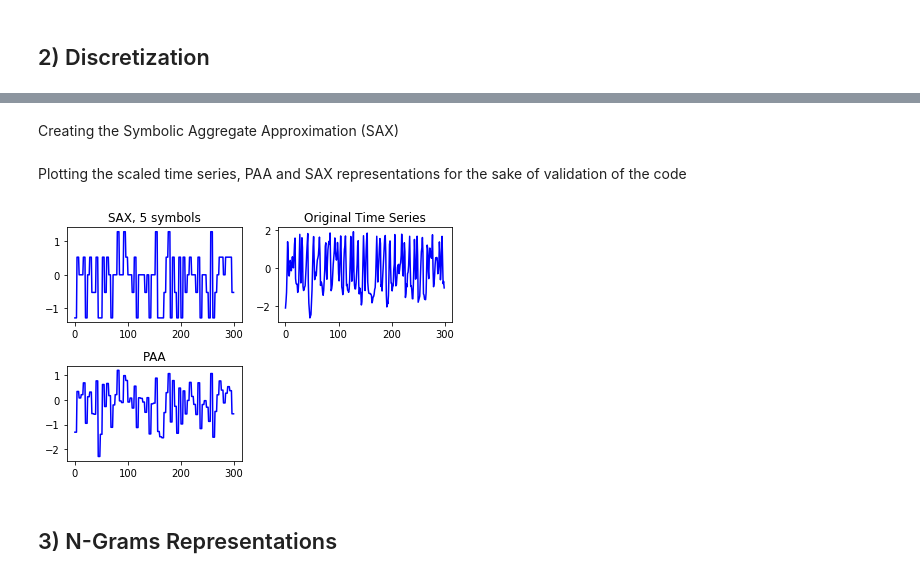
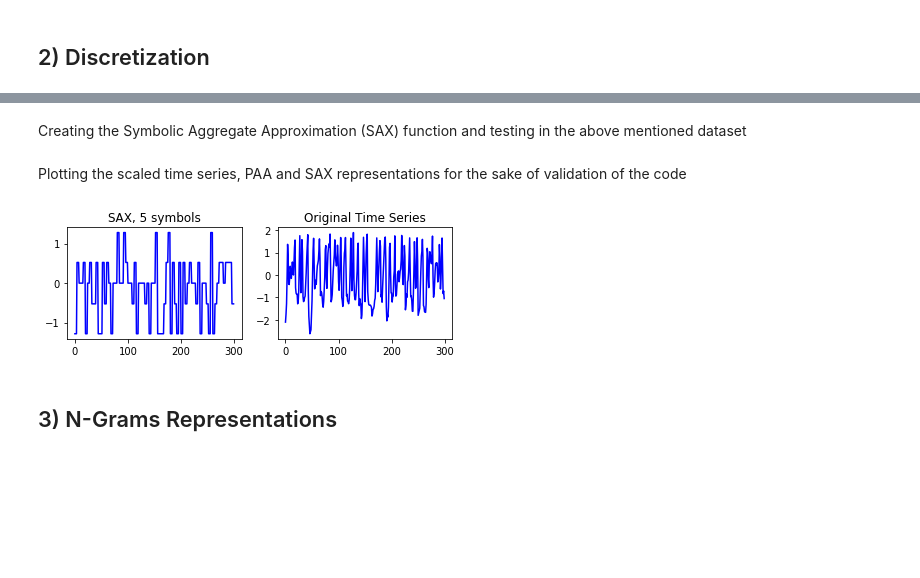
Before and after one commit to chengh42/Cyber-Data-Analytics, a Jupyter notebook: batadal/DiscreteModelTask.ipynb, the cells around one changed output, grey strips where cells are left out. Drawn from its saved outputs; the diff is of its cells as text; code cells hidden in the pictures; blank space fills up the shorter version.

```diff
--- a/batadal/DiscreteModelTask.ipynb
+++ b/batadal/DiscreteModelTask.ipynb
@@ -71 +74,12 @@ dftest = dftest.set_index('DATETIME')
+# %%
+#Obs: some values will be converted to float
+dftrain1_original=dftrain1
+dftrain2_original=dftrain2
+dftest_original=dftest
+#Dftrain1
+dftrain1.iloc[:,range(0,31)]=preprocessing.scale(dftrain1.iloc[:,range(0,31)])
+#Dftrain2
+dftrain2.iloc[:,range(0,31)]=preprocessing.scale(dftrain2.iloc[:,range(0,31)])
+#Dftest
+dftest.iloc[:,range(0,31)]=preprocessing.scale(dftest.iloc[:,range(0,31)])
 # %% [markdown]
@@ -378,15 +390,16 @@ Creating a Piecewise Aggregate Approximation (PAA) representation (not necessary
+# %%
+dataset_scale=dftrain1['L_T7']
+# %% [markdown]
+Creating the Symbolic Aggregate Approximation (SAX) function and testing in the above mentioned dataset
 # %%
-### Firstly, creting a function that creates the PPA
-def ppa(n_paa_segments,dataset_scale):
-    # Number of PAA segments to compute - one segment for every 4 hours
-    n_paa_segments=int(round([len(x) for x in dataset_scale][0]/4,0))
-    # Creating a piecewise aggregation approximation using n_paa_segments
-    paa = PiecewiseAggregateApproximation(n_segments=n_paa_segments)
-    # Compute paa time series corresponding (by paa.inverse_trasnform) to the fitted PAA representation (done by fit_transform)
-    return  paa.inverse_transform(paa.fit_transform(dataset_scale))
+### Creting a function that creates the sax
+def tosax(n_paa_segments,n_sax_symbols,dataset_scale):
+    #Creating the SAX using 'n_paa_segments' as number of segments and 'n_sax_symbols' as number of symbols
+    sax = SymbolicAggregateApproximation(n_segments=n_paa_segments, alphabet_size_avg=n_sax_symbols)
+    # Compute sax time series corresponding (by sax.inverse_transform) to the fitted PAA representation (done by sax.fit_transform)
+    return sax.inverse_transform(sax.fit_transform(dataset_scale))
 
 ### Running the function to test it for a given column of the dataset
-n_paa_segments=int(round(len(dftrain1)/4,0))
-paa_dataset_inv=ppa(n_paa_segments,dataset_scale)
+n_sax_symbols = 5
+n_paa_segments=int(len(dataset_scale)/4)
+sax_dataset_inv=tosax(n_paa_segments,n_sax_symbols,dataset_scale)
-# %% [markdown]
-Creating the Symbolic Aggregate Approximation (SAX)
@@ -406,25 +408,20 @@ Plotting the scaled time series, PAA and SAX representations for the sake of val
 # %%
 #Plotting - only 100 first values to test the code isworking as expected
 
 # Plotting the scaled data set
 plt.subplot(2, 2, 2)  # First, raw time series
 plt.plot(dataset_scale.ravel()[0:300], "b-")
 plt.title("Original Time Series")
 
-#Plotting the PAA (ONLY FOR COMPARISON PURPOSES)
-plt.subplot(2, 2, 3)
-plt.plot(paa_dataset_inv[0].ravel()[0:300], "b-")
-plt.title("PAA")
-
 #Plotting the SAX
 plt.subplot(2, 2, 1)  # Then SAX
 plt.plot(sax_dataset_inv[0].ravel()[0:300], "b-")
 plt.title("SAX, %d symbols" % n_sax_symbols)
 
 plt.tight_layout()
 plt.show()
 # %% [output]
-[figure, old version]
+[figure, new version]
 # %% [markdown]
 ## 3) N-Grams Representations
 # %% [markdown]
```
Also changed, not shown: parts of 80 cells of this notebook, 1 other file.
